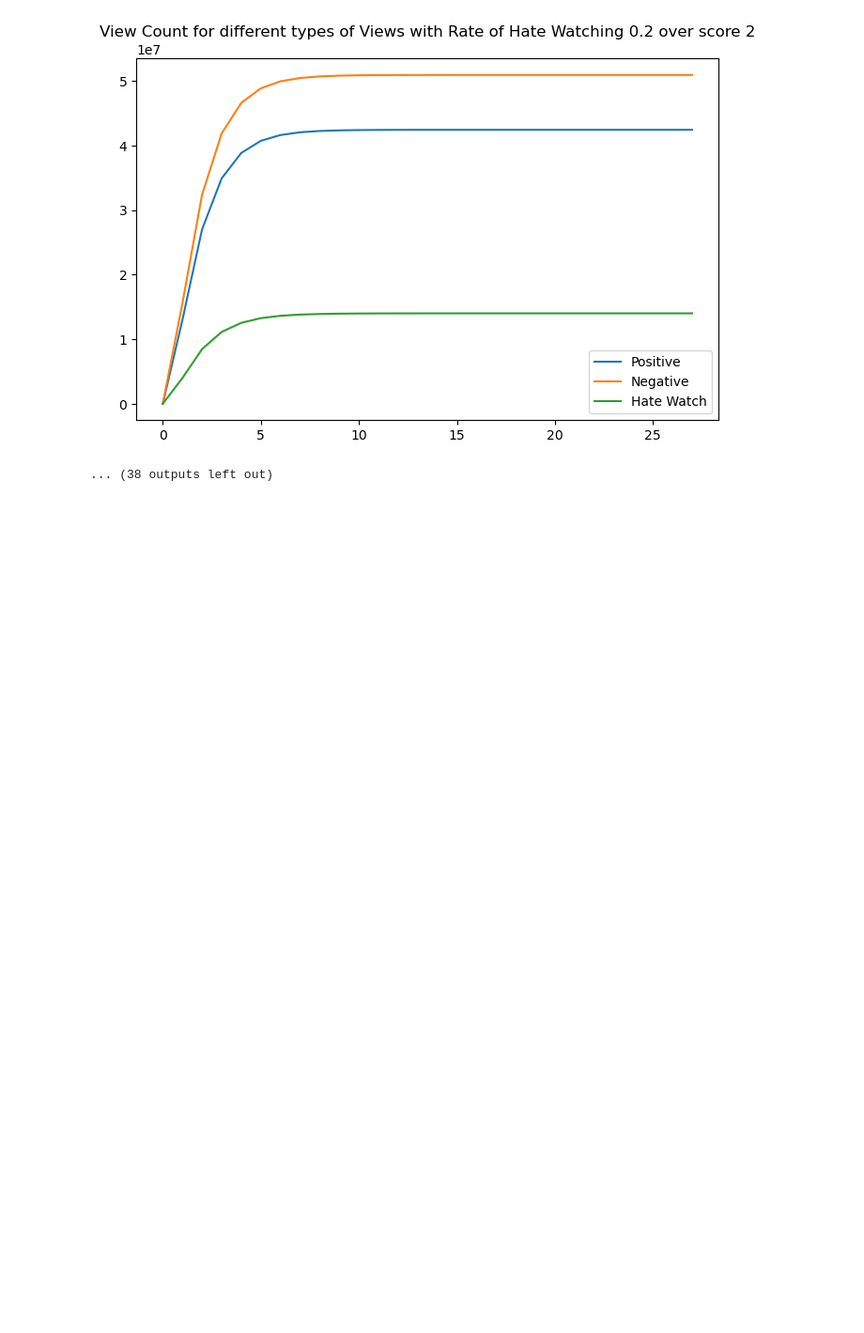
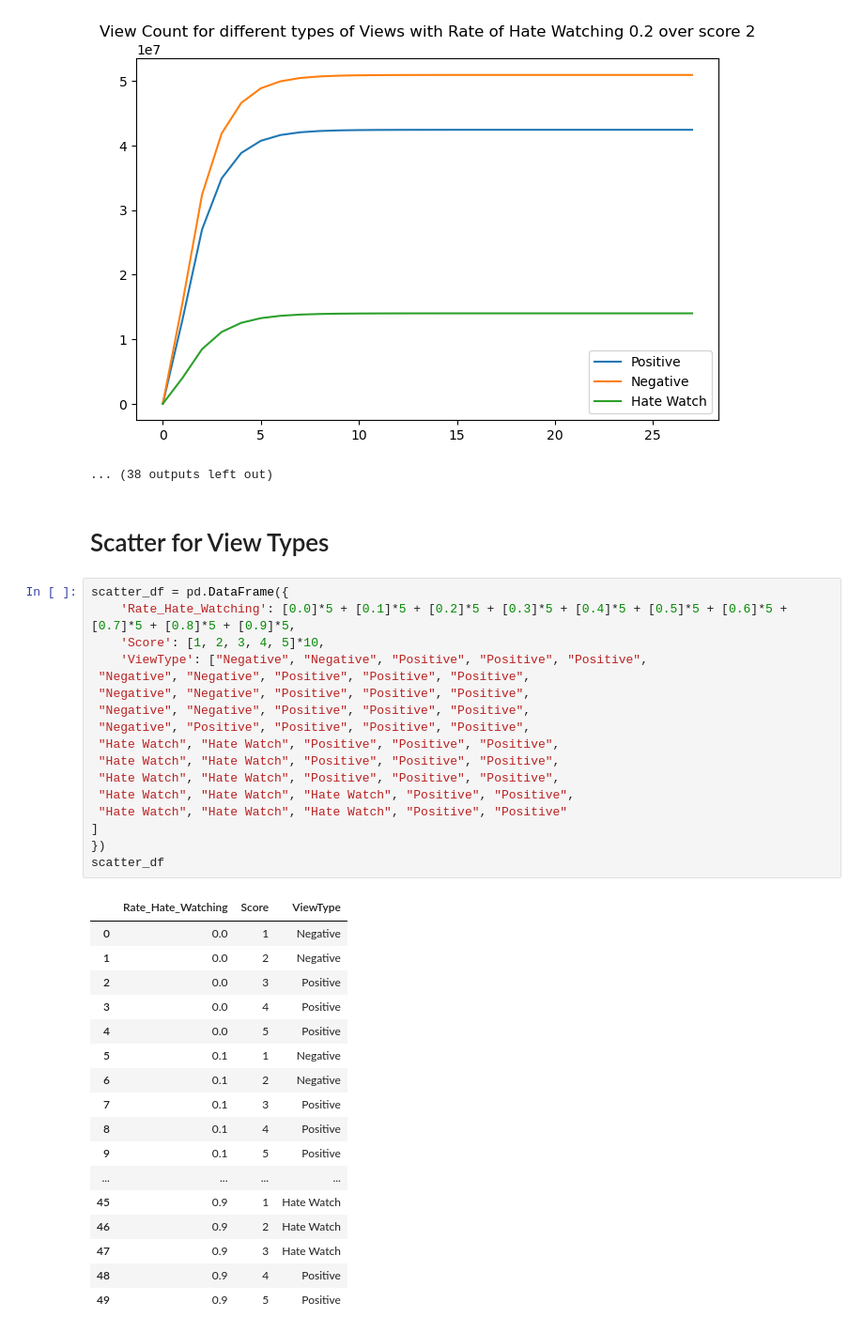
Before and after one commit to Paolo1151/HateWatchingSimulation, a Jupyter notebook: simulation.ipynb, the cells around one changed output. Shown at 94% size. Cells and saved outputs as stored; diff of their text form; blank space fills up the shorter version.

```diff
--- a/simulation.ipynb
+++ b/simulation.ipynb
@@ -298,3 +317,40 @@ for rate in np.arange(0, 1, 0.1):
 [figure]
 [figure]
 ... (38 outputs left out)
+# %% [markdown]
+# Scatter for View Types
+# %%
+scatter_df = pd.DataFrame({
+    'Rate_Hate_Watching': [0.0]*5 + [0.1]*5 + [0.2]*5 + [0.3]*5 + [0.4]*5 + [0.5]*5 + [0.6]*5 + [0.7]*5 + [0.8]*5 + [0.9]*5,
+    'Score': [1, 2, 3, 4, 5]*10,
+    'ViewType': ["Negative", "Negative", "Positive", "Positive", "Positive",
+ "Negative", "Negative", "Positive", "Positive", "Positive",
+ "Negative", "Negative", "Positive", "Positive", "Positive",
+ "Negative", "Negative", "Positive", "Positive", "Positive",
+ "Negative", "Positive", "Positive", "Positive", "Positive",
+ "Hate Watch", "Hate Watch", "Positive", "Positive", "Positive",
+ "Hate Watch", "Hate Watch", "Positive", "Positive", "Positive",
+ "Hate Watch", "Hate Watch", "Positive", "Positive", "Positive",
+ "Hate Watch", "Hate Watch", "Hate Watch", "Positive", "Positive",
+ "Hate Watch", "Hate Watch", "Hate Watch", "Positive", "Positive"
+]
+})
+scatter_df
+# %% [output]
+|  | Rate_Hate_Watching | Score | ViewType |
+| 0 | 0.0 | 1 | Negative |
+| 1 | 0.0 | 2 | Negative |
+| 2 | 0.0 | 3 | Positive |
+| 3 | 0.0 | 4 | Positive |
+| 4 | 0.0 | 5 | Positive |
+| 5 | 0.1 | 1 | Negative |
+| 6 | 0.1 | 2 | Negative |
+| 7 | 0.1 | 3 | Positive |
+| 8 | 0.1 | 4 | Positive |
+| 9 | 0.1 | 5 | Positive |
+| ... | ... | ... | ... |
+| 45 | 0.9 | 1 | Hate Watch |
+| 46 | 0.9 | 2 | Hate Watch |
+| 47 | 0.9 | 3 | Hate Watch |
+| 48 | 0.9 | 4 | Positive |
+| 49 | 0.9 | 5 | Positive |
```
Also changed, not shown: parts of 4 cells of this notebook.
